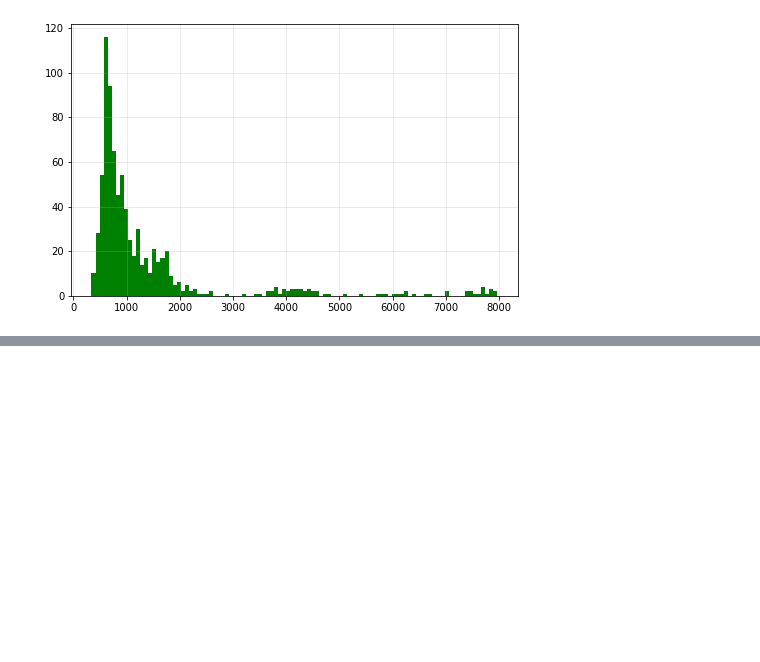
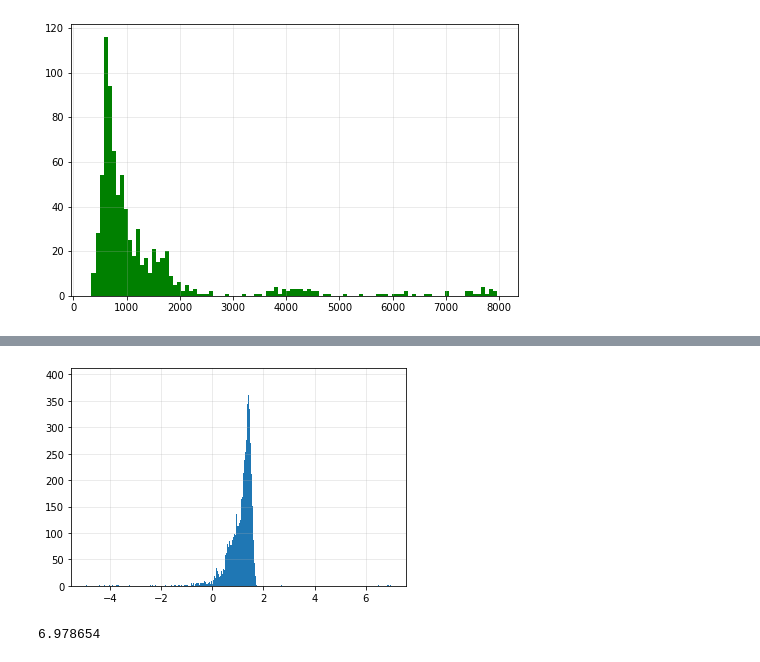
Before and after one commit to michaelneuder/relay-data, a Jupyter notebook: timestamps.ipynb, the cells around one changed output, grey strips where cells are left out. Drawn from its saved outputs; the diff is of its cells as text; code cells hidden in the pictures; blank space fills up the shorter version.

```diff
--- a/timestamps.ipynb
+++ b/timestamps.ipynb
@@ -260,0 +328,6 @@ plt.show()
+# %%
+t = pd.read_csv('signedat.txt', delimiter='|', names=['signed_at'])
+t['signed_at'] = pd.to_datetime(t['signed_at'], format="%Y-%m-%d %H:%M:%S.%f")
+t['rounded'] = np.asarray([pd.Timestamp(x).round(freq='12S') for x in t['signed_at'].values])
+# t['rounded2'] = np.asarray([pd.to_datetime(datetime.fromtimestamp(s)) for s in seconds])
+t.head()
@@ -260,0 +341,12 @@ plt.show()
+# %%
+diffs = np.asarray([v.total_seconds() for v in t['rounded'] - t['signed_at']])
+diffs += 1
+# %%
+plt.hist(diffs, bins=600)
+plt.show()
+# %% [output]
+[figure, added]
+# %%
+diffs.max()
+# %% [output]
+6.978654
```
Also changed, not shown: parts of 50 cells of this notebook, 3 other files.
